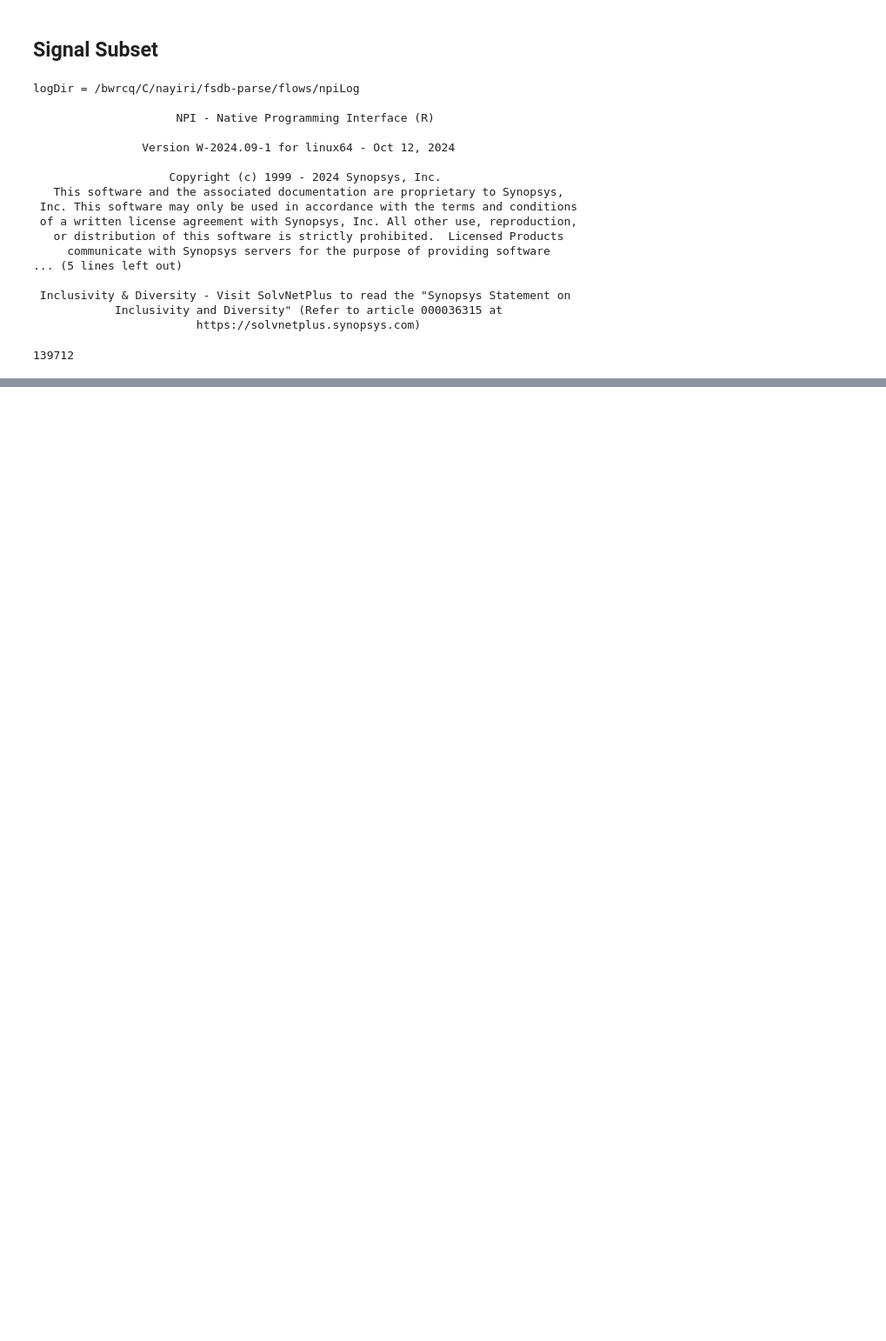
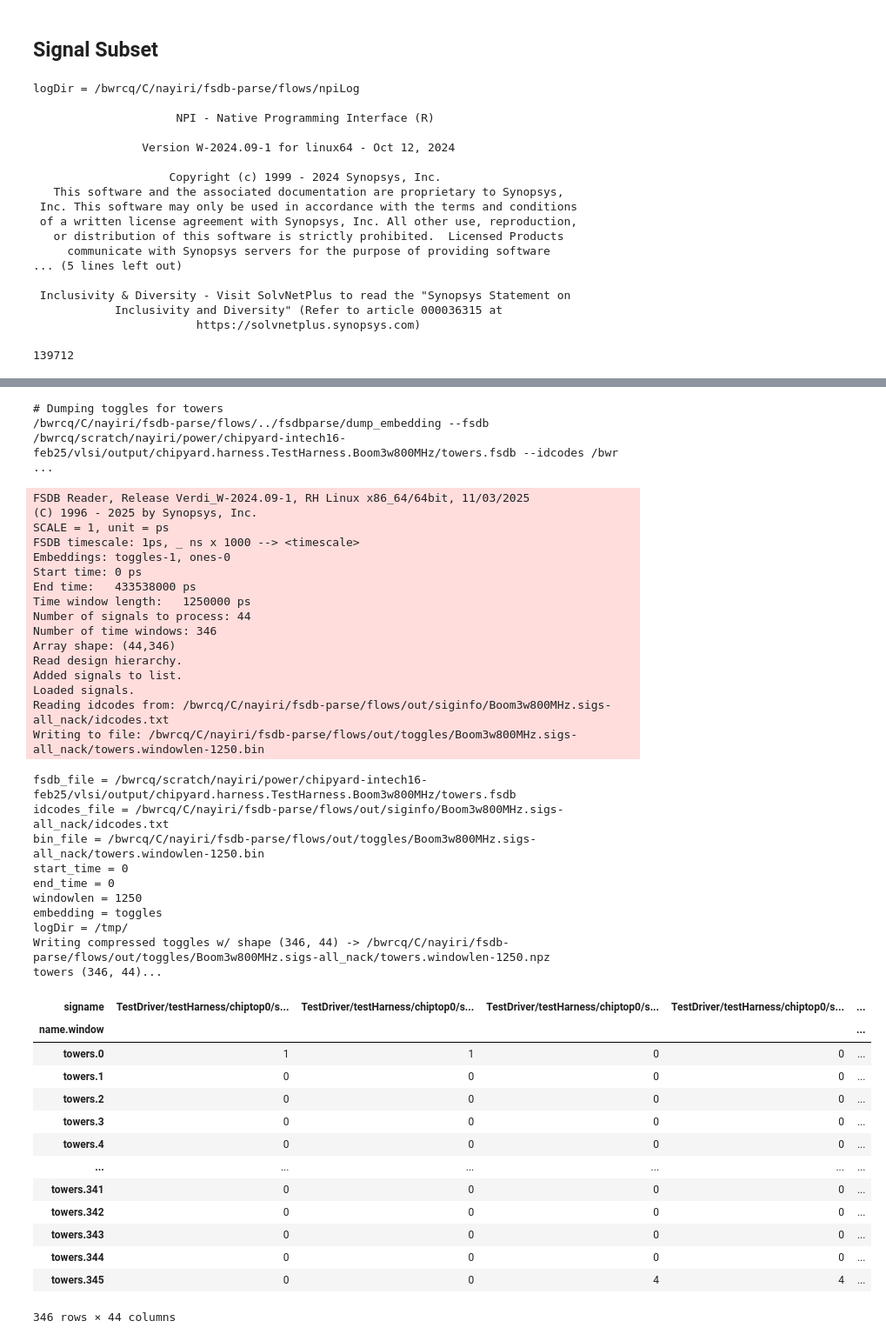
Before and after one commit to nayiri-k/fsdb-parse, a Jupyter notebook: flows/embed_intervals.ipynb, the cells around one changed output, grey strips where cells are left out. Shown at 87% size. Cells and saved outputs as stored; diff of their text form; code cells hidden in the pictures; blank space fills up the shorter version.

```diff
--- a/flows/embed_intervals.ipynb
+++ b/flows/embed_intervals.ipynb
@@ -93,0 +104,57 @@ towers (346, 4619)...
+# %%
+# generate embedding for sig subset
+import importlib
+importlib.reload(fsdbparse)
+from fsdbparse.fsdbparse import FSDBParse, FSDBData
+fsdbdata_emb = FSDBData(fsdbfile,rtl=rtl,
+                        cache_dpath=cache_dpath,
+                        windowlen=1250,embedding=embedding,
+                        sigset='all_nack',
+                        # print_only=True,
+                        overwrite=True,
+                        verbose=True)
+dfemb_1 = fsdbdata_emb.get_embedding()
+dfemb_1
+# %% [output]
+# Dumping toggles for towers
+/bwrcq/C/nayiri/fsdb-parse/flows/../fsdbparse/dump_embedding --fsdb /bwrcq/scratch/nayiri/power/chipyard-intech16-feb25/vlsi/output/chipyard.harness.TestHarness.Boom3w800MHz/towers.fsdb --idcodes /bwr ...
+FSDB Reader, Release Verdi_W-2024.09-1, RH Linux x86_64/64bit, 11/03/2025
+(C) 1996 - 2025 by Synopsys, Inc.
+SCALE = 1, unit = ps
+FSDB timescale: 1ps, _ ns x 1000 --> <timescale>
+Embeddings: toggles-1, ones-0
+Start time: 0 ps
+End time:   433538000 ps
+Time window length:   1250000 ps
+Number of signals to process: 44
+Number of time windows: 346
+Array shape: (44,346)
+Read design hierarchy.
+Added signals to list.
+Loaded signals.
+Reading idcodes from: /bwrcq/C/nayiri/fsdb-parse/flows/out/siginfo/Boom3w800MHz.sigs-all_nack/idcodes.txt
+Writing to file: /bwrcq/C/nayiri/fsdb-parse/flows/out/toggles/Boom3w800MHz.sigs-all_nack/towers.windowlen-1250.bin
+fsdb_file = /bwrcq/scratch/nayiri/power/chipyard-intech16-feb25/vlsi/output/chipyard.harness.TestHarness.Boom3w800MHz/towers.fsdb
+idcodes_file = /bwrcq/C/nayiri/fsdb-parse/flows/out/siginfo/Boom3w800MHz.sigs-all_nack/idcodes.txt
+bin_file = /bwrcq/C/nayiri/fsdb-parse/flows/out/toggles/Boom3w800MHz.sigs-all_nack/towers.windowlen-1250.bin
+start_time = 0
+end_time = 0
+windowlen = 1250
+embedding = toggles
+logDir = /tmp/
+Writing compressed toggles w/ shape (346, 44) -> /bwrcq/C/nayiri/fsdb-parse/flows/out/toggles/Boom3w800MHz.sigs-all_nack/towers.windowlen-1250.npz
+towers (346, 44)...
+| signame | TestDriver/testHarness/chiptop0/s... | TestDriver/testHarness/chiptop0/s... | TestDriver/testHarness/chiptop0/s... | TestDriver/testHarness/chiptop0/s... | ... |
+| name.window |  |  |  |  | ... |
+| towers.0 | 1 | 1 | 0 | 0 | ... |
+| towers.1 | 0 | 0 | 0 | 0 | ... |
+| towers.2 | 0 | 0 | 0 | 0 | ... |
+| towers.3 | 0 | 0 | 0 | 0 | ... |
+| towers.4 | 0 | 0 | 0 | 0 | ... |
+| ... | ... | ... | ... | ... | ... |
+| towers.341 | 0 | 0 | 0 | 0 | ... |
+| towers.342 | 0 | 0 | 0 | 0 | ... |
+| towers.343 | 0 | 0 | 0 | 0 | ... |
+| towers.344 | 0 | 0 | 0 | 0 | ... |
+| towers.345 | 0 | 0 | 4 | 4 | ... |
+346 rows × 44 columns
```
Also changed, not shown: parts of 14 cells of this notebook, 6 other files.
